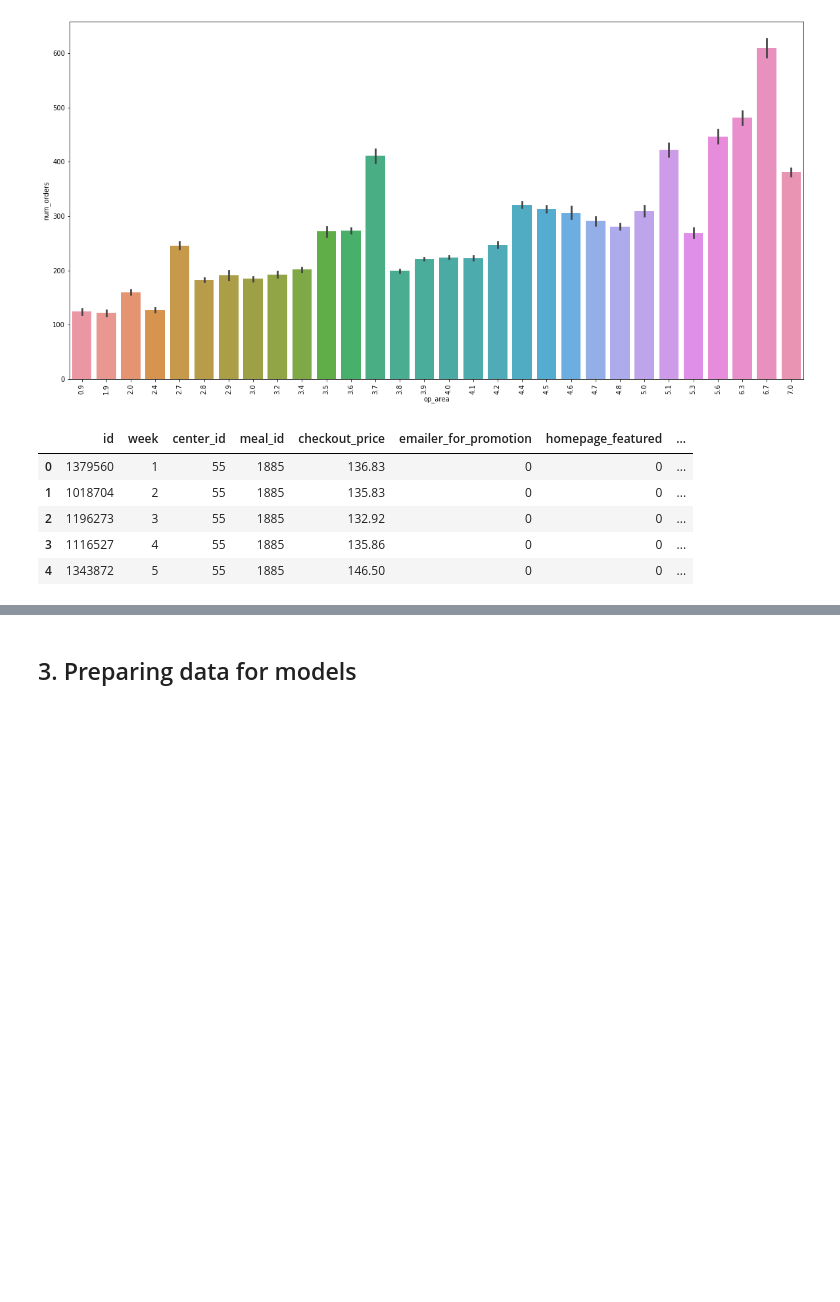
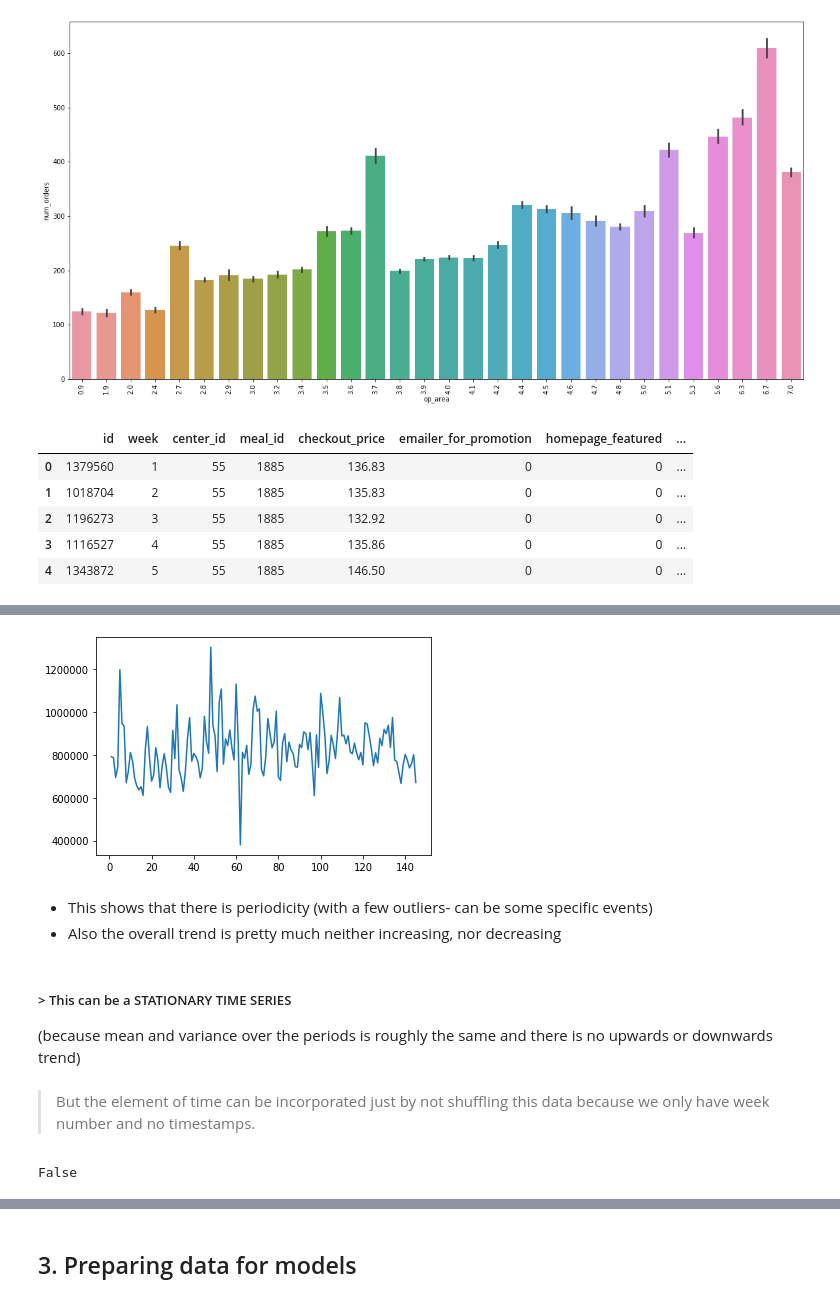
Before and after one commit to neerajchhimwal/FoodDemandForecasting, a Jupyter notebook: food_demand_forecasting.ipynb, the cells around one changed output, grey strips where cells are left out. Saved outputs shown, nothing was run; the diff lists cells and outputs as text; code cells hidden in the pictures; blank space fills up the shorter version.

```diff
--- a/food_demand_forecasting.ipynb
+++ b/food_demand_forecasting.ipynb
@@ -442,0 +477,21 @@ train_data.head()
+# %%
+# plotting the week vs orders trend
+# https://www.geeksforgeeks.org/pandas-groupby/
+week_and_orders = train_data.groupby('week').agg({'num_orders': 'sum'})
+# %%
+plt.plot(week_and_orders.index, week_and_orders.num_orders)
+plt.show()
+# %% [output]
+[figure, added]
+# %% [markdown]
+* This shows that there is periodicity (with a few outliers- can be some specific events)
+* Also the overall trend is pretty much neither increasing, nor decreasing
+# %% [markdown]
+##### > This can be a STATIONARY TIME SERIES
+(because mean and variance over the periods is roughly the same and there is no upwards or downwards trend)
+# %% [markdown]
+> But the element of time can be incorporated just by not shuffling this data because we only have week number and no timestamps.
+# %%
+train_data['week'].is_monotonic_increasing
+# %% [output]
+False
```
Also changed, not shown: parts of 44 cells of this notebook.
